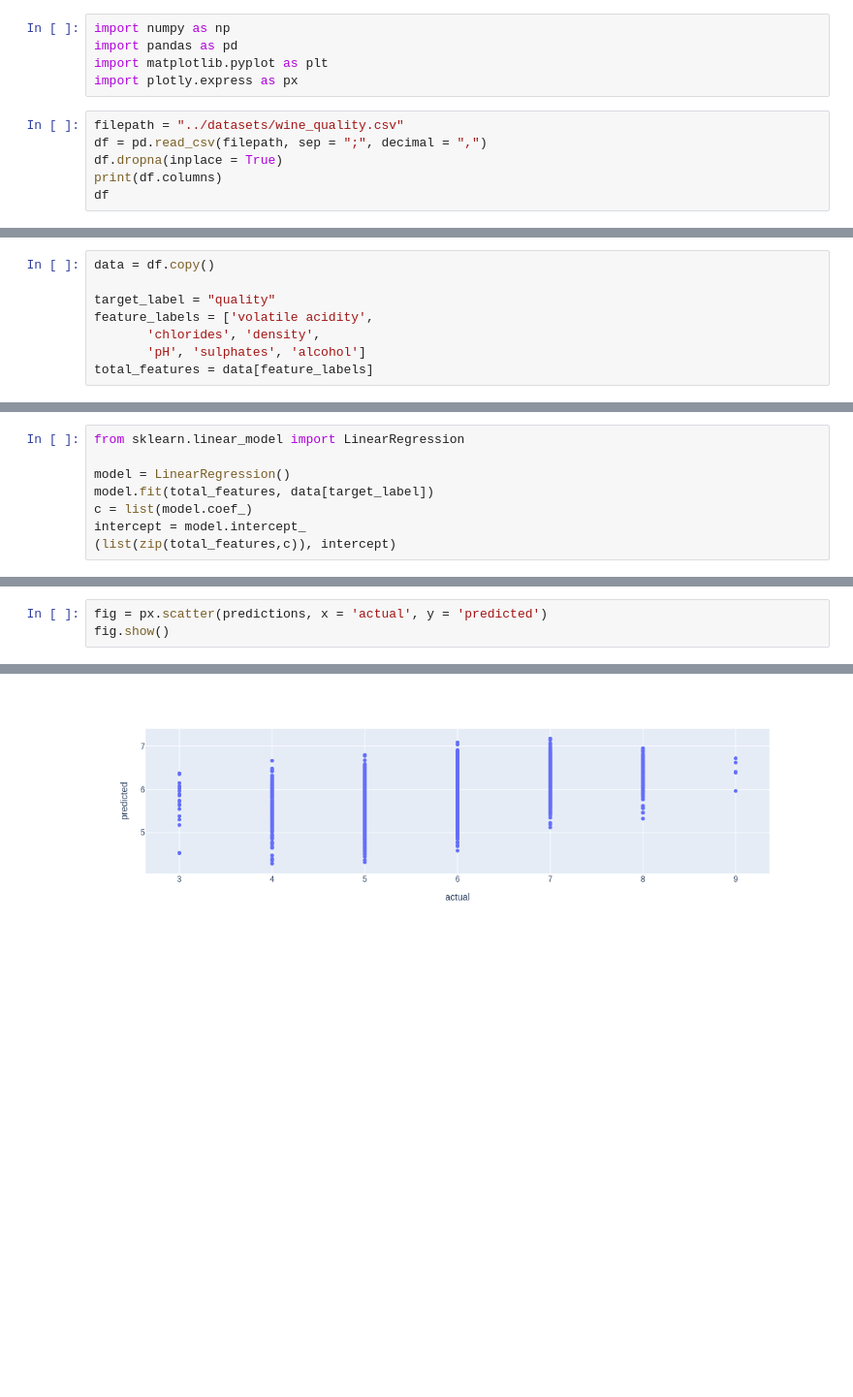
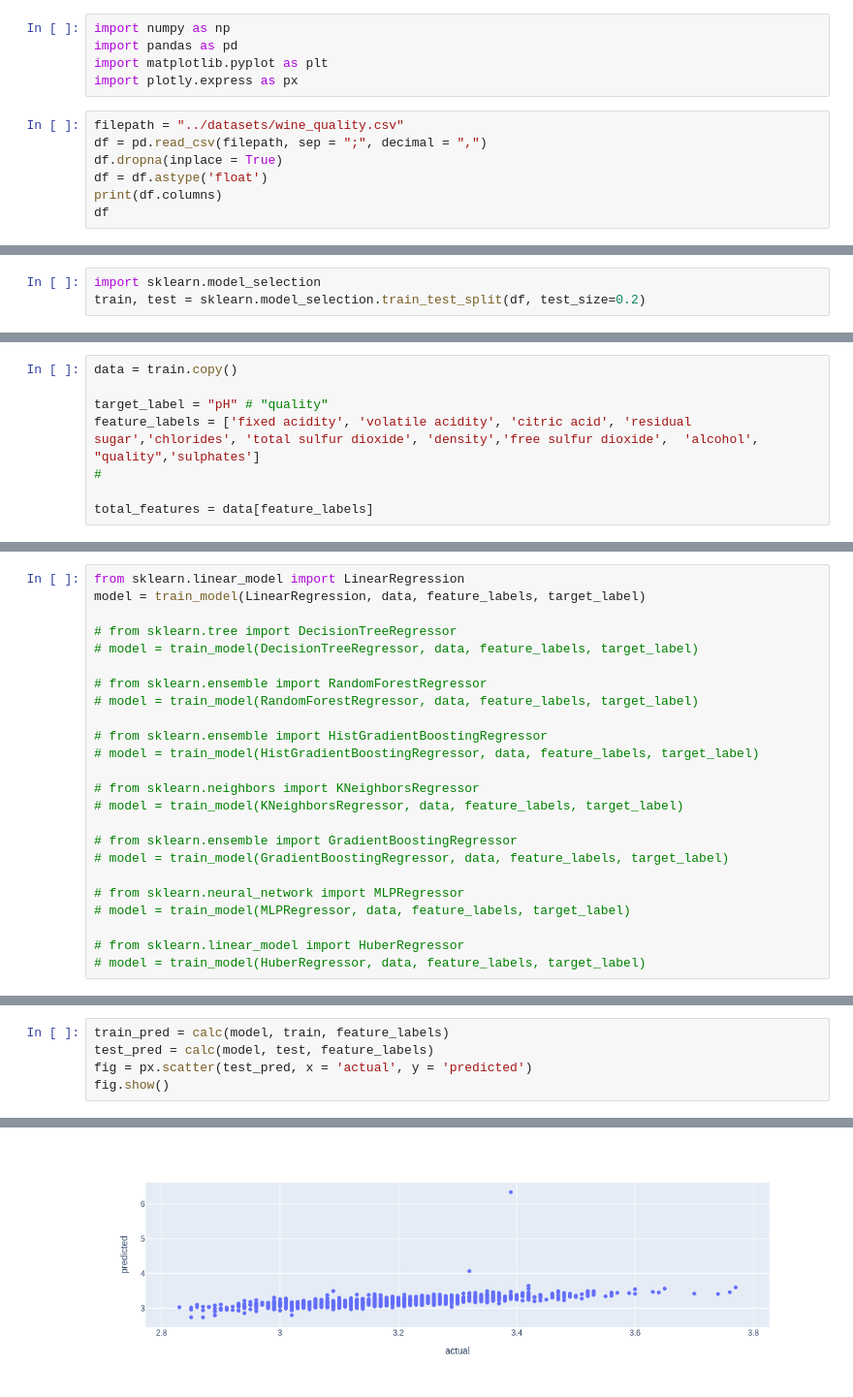
Before and after one commit to davidw28/CWM-FDI, a Jupyter notebook: assignment6/limited_setup/play around.ipynb, the cells around one changed output, grey strips where cells are left out. Shown at 97% size. Cells and saved outputs as stored; diff of their text form; blank space fills up the shorter version.

```diff
--- a/assignment6/limited_setup/play around.ipynb
+++ b/assignment6/limited_setup/play around.ipynb
@@ -7,6 +7,7 @@ import plotly.express as px
 filepath = "../datasets/wine_quality.csv"
 df = pd.read_csv(filepath, sep = ";", decimal = ",")
 df.dropna(inplace = True)
+df = df.astype('float')
 print(df.columns)
 df
 # %% [output]
@@ -31,0 +31,3 @@ Index(['fixed acidity', 'volatile acidity', 'citric acid', 'residual sugar',
+# %%
+import sklearn.model_selection
+train, test = sklearn.model_selection.train_test_split(df, test_size=0.2)
@@ -32,8 +52,8 @@ Index(['fixed acidity', 'volatile acidity', 'citric acid', 'residual sugar',
 # %%
-data = df.copy()
+data = train.copy()
 
-target_label = "quality"
-feature_labels = ['volatile acidity',
-       'chlorides', 'density',
-       'pH', 'sulphates', 'alcohol']
+target_label = "pH" # "quality"
+feature_labels = ['fixed acidity', 'volatile acidity', 'citric acid', 'residual sugar','chlorides', 'total sulfur dioxide', 'density','free sulfur dioxide',  'alcohol', "quality",'sulphates']
+#
+
 total_features = data[feature_labels]
@@ -40,8 +79,24 @@ total_features = data[feature_labels]
 # %%
 from sklearn.linear_model import LinearRegression
+model = train_model(LinearRegression, data, feature_labels, target_label)
 
-model = LinearRegression()
-model.fit(total_features, data[target_label])
-c = list(model.coef_)
-intercept = model.intercept_
-(list(zip(total_features,c)), intercept)
+# from sklearn.tree import DecisionTreeRegressor
+# model = train_model(DecisionTreeRegressor, data, feature_labels, target_label)
+
+# from sklearn.ensemble import RandomForestRegressor
+# model = train_model(RandomForestRegressor, data, feature_labels, target_label)
+
+# from sklearn.ensemble import HistGradientBoostingRegressor
+# model = train_model(HistGradientBoostingRegressor, data, feature_labels, target_label)
+
+# from sklearn.neighbors import KNeighborsRegressor
+# model = train_model(KNeighborsRegressor, data, feature_labels, target_label)
+
+# from sklearn.ensemble import GradientBoostingRegressor
+# model = train_model(GradientBoostingRegressor, data, feature_labels, target_label)
+
+# from sklearn.neural_network import MLPRegressor
+# model = train_model(MLPRegressor, data, feature_labels, target_label)
+
+# from sklearn.linear_model import HuberRegressor
+# model = train_model(HuberRegressor, data, feature_labels, target_label)
@@ -80,4 +103,6 @@ np.float64(0.766527699309945)
 # %%
-fig = px.scatter(predictions, x = 'actual', y = 'predicted')
+train_pred = calc(model, train, feature_labels)
+test_pred = calc(model, test, feature_labels)
+fig = px.scatter(test_pred, x = 'actual', y = 'predicted')
 fig.show()
 # %% [output]
@@ -84 +111 @@ fig.show()
-[figure, old version]
+[figure, new version]
```
Also changed, not shown: parts of 8 cells of this notebook.
